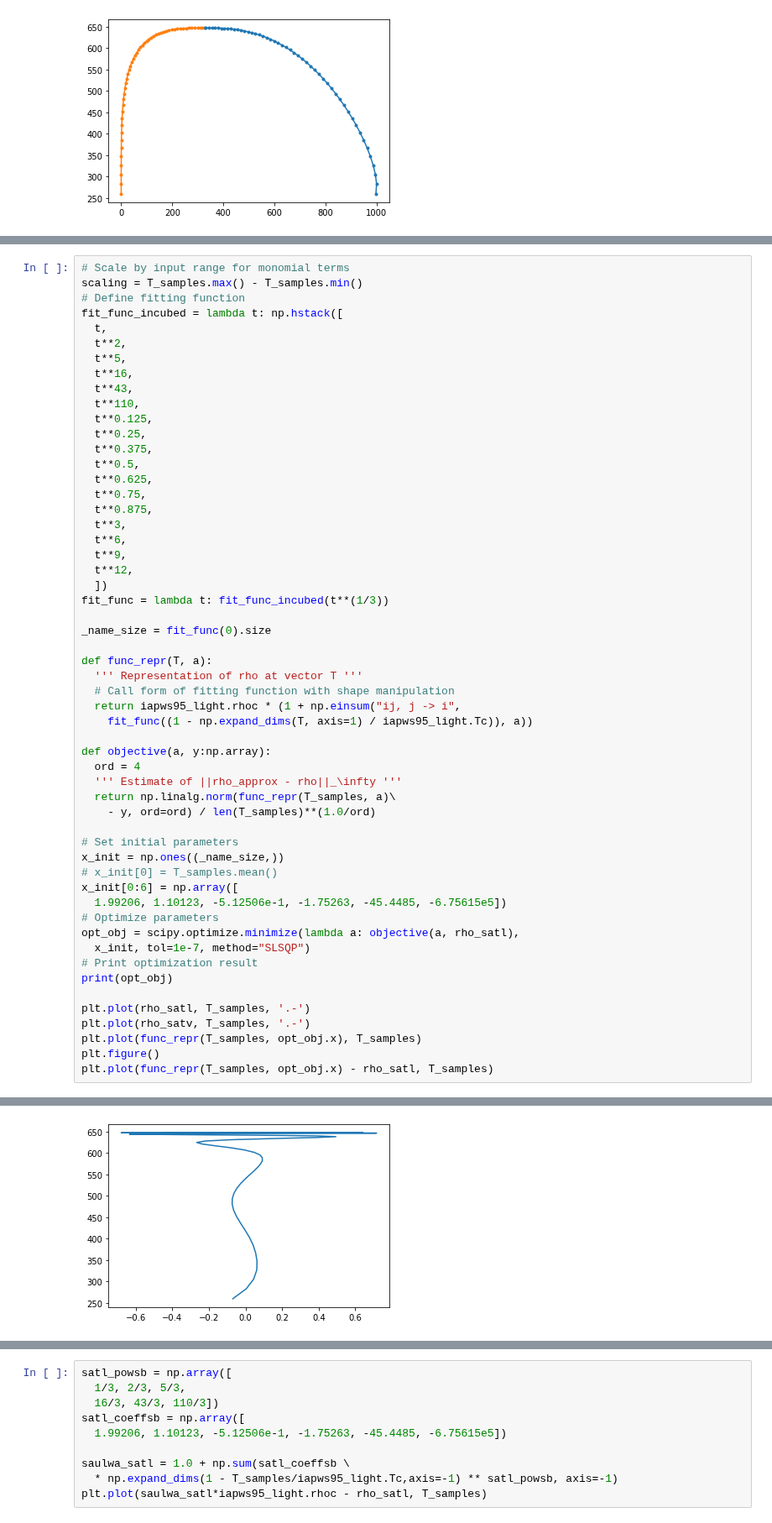
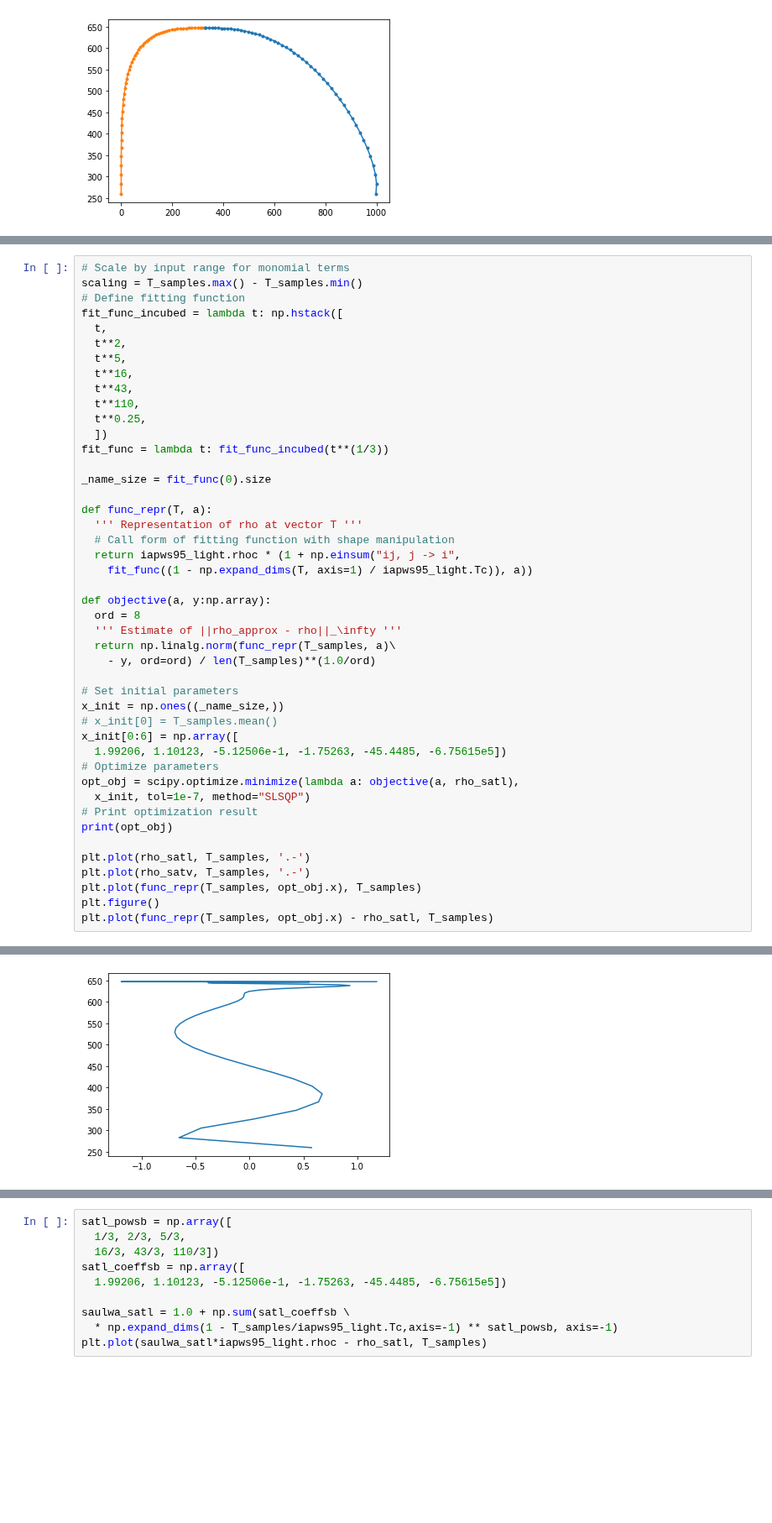
Before and after one commit to fredriclam/iapws95_light, a Jupyter notebook: water_tester.ipynb, the cells around one changed output, grey strips where cells are left out. Shown at 84% size. Saved outputs shown, nothing was run; the diff lists cells and outputs as text; blank space fills up the shorter version.

```diff
--- a/water_tester.ipynb
+++ b/water_tester.ipynb
@@ -416,17 +425,7 @@ fit_func_incubed = lambda t: np.hstack([
   t**16,
   t**43,
   t**110,
-  t**0.125,
   t**0.25,
-  t**0.375,
-  t**0.5,
-  t**0.625,
-  t**0.75,
-  t**0.875,
-  t**3,
-  t**6,
-  t**9,
-  t**12,
   ])
 fit_func = lambda t: fit_func_incubed(t**(1/3))
 
@@ -439,7 +438,7 @@ def func_repr(T, a):
     fit_func((1 - np.expand_dims(T, axis=1) / iapws95_light.Tc)), a))
 
 def objective(a, y:np.array):
-  ord = 4
+  ord = 8
   ''' Estimate of ||rho_approx - rho||_\infty '''
   return np.linalg.norm(func_repr(T_samples, a)\
     - y, ord=ord) / len(T_samples)**(1.0/ord)
@@ -477,6 +474,6 @@ plt.plot(func_repr(T_samples, opt_obj.x) - rho_satl, T_samples)
 [<matplotlib.lines.Line2D at 0x...>]
 [figure]
-[figure, old version]
+[figure, new version]
 # %%
 plt.plot(func_repr(T_samples, opt_obj.x) - rho_satl)
 # %% [output]
```
Also changed, not shown: parts of 20 cells of this notebook, 1 other file.
